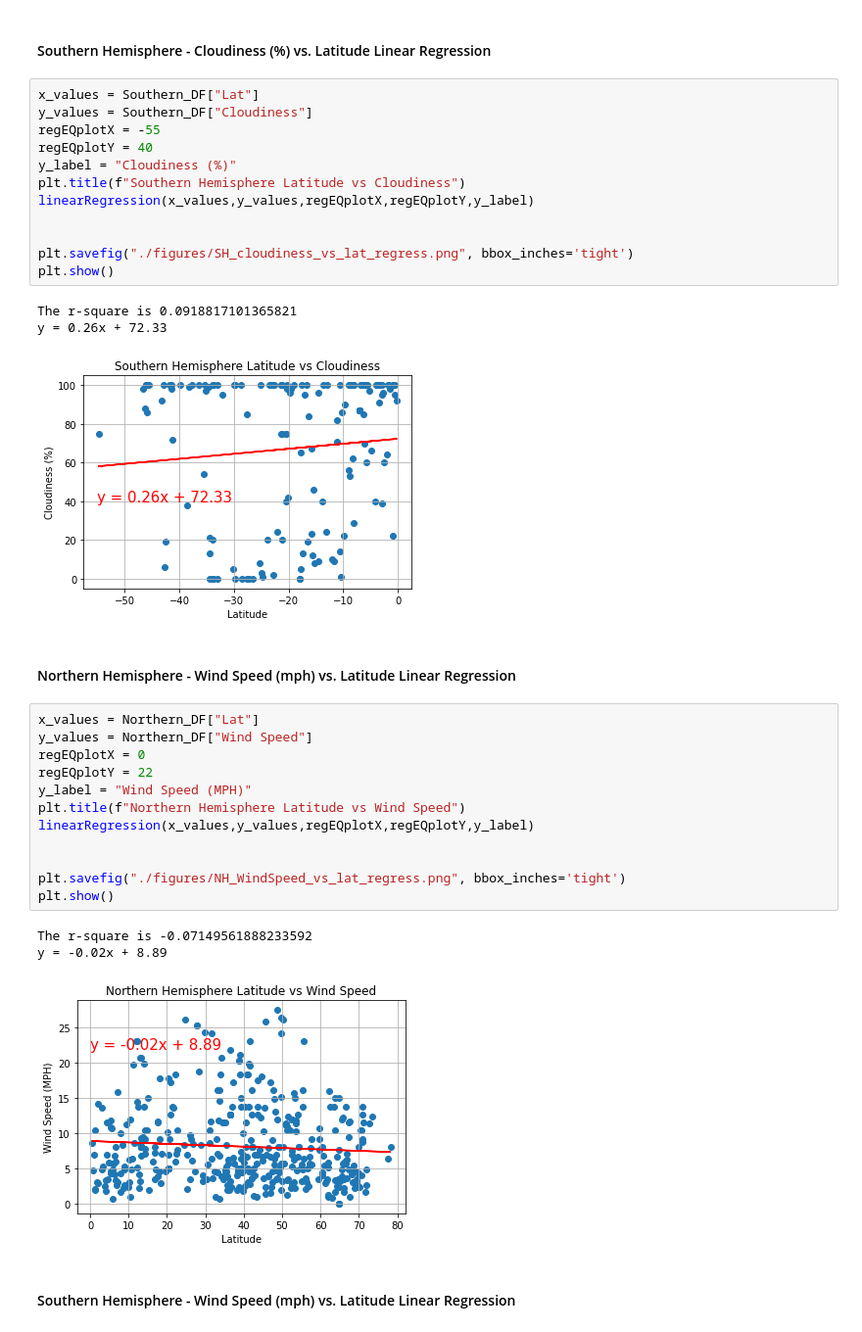
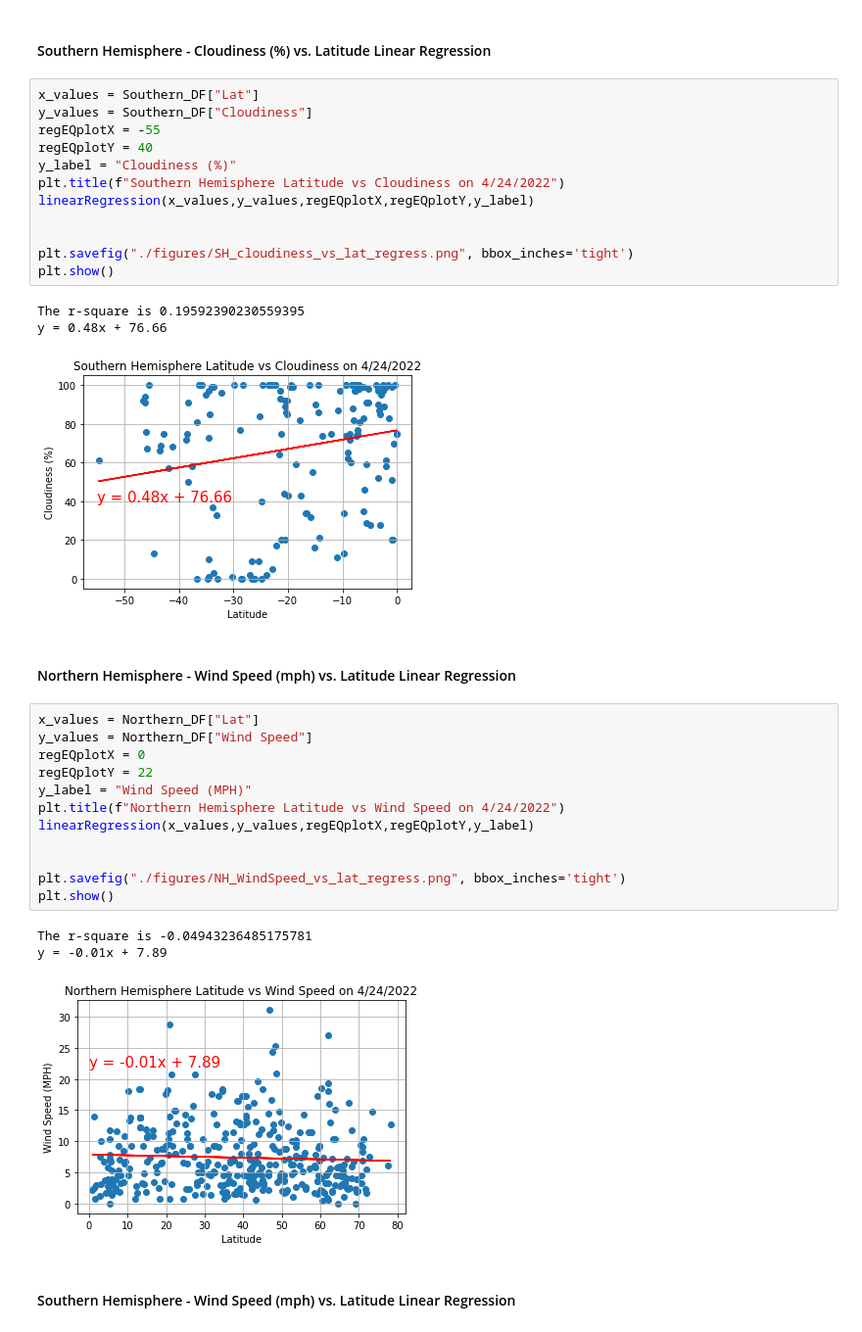
Before and after one commit to mward95/Python_API_Challenge_, a Jupyter notebook: Final_code/WeatherPy.ipynb, the cells around one changed output. Shown at 98% size. Cells and saved outputs as stored; diff of their text form.

```diff
--- a/Final_code/WeatherPy.ipynb
+++ b/Final_code/WeatherPy.ipynb
@@ -389,34 +389,34 @@ y_values = Southern_DF["Cloudiness"]
 regEQplotX = -55
 regEQplotY = 40
 y_label = "Cloudiness (%)"
-plt.title(f"Southern Hemisphere Latitude vs Cloudiness")
+plt.title(f"Southern Hemisphere Latitude vs Cloudiness on 4/24/2022")
 linearRegression(x_values,y_values,regEQplotX,regEQplotY,y_label)
 
 
 plt.savefig("./figures/SH_cloudiness_vs_lat_regress.png", bbox_inches='tight')
 plt.show()
 # %% [output]
-The r-square is 0.0918817101365821
-y = 0.26x + 72.33
+The r-square is 0.19592390230559395
+y = 0.48x + 76.66
-[figure, old version]
+[figure, new version]
 # %% [markdown]
 ####  Northern Hemisphere - Wind Speed (mph) vs. Latitude Linear Regression
 # %%
 x_values = Northern_DF["Lat"]
 y_values = Northern_DF["Wind Speed"]
 regEQplotX = 0
 regEQplotY = 22
 y_label = "Wind Speed (MPH)"
-plt.title(f"Northern Hemisphere Latitude vs Wind Speed")
+plt.title(f"Northern Hemisphere Latitude vs Wind Speed on 4/24/2022")
 linearRegression(x_values,y_values,regEQplotX,regEQplotY,y_label)
 
 
 plt.savefig("./figures/NH_WindSpeed_vs_lat_regress.png", bbox_inches='tight')
 plt.show()
 # %% [output]
-The r-square is -0.07149561888233592
-y = -0.02x + 8.89
+The r-square is -0.04943236485175781
+y = -0.01x + 7.89
-[figure, old version]
+[figure, new version]
 # %% [markdown]
 ####  Southern Hemisphere - Wind Speed (mph) vs. Latitude Linear Regression
 # %%
```
Also changed, not shown: parts of 16 cells of this notebook, 15 other files.
